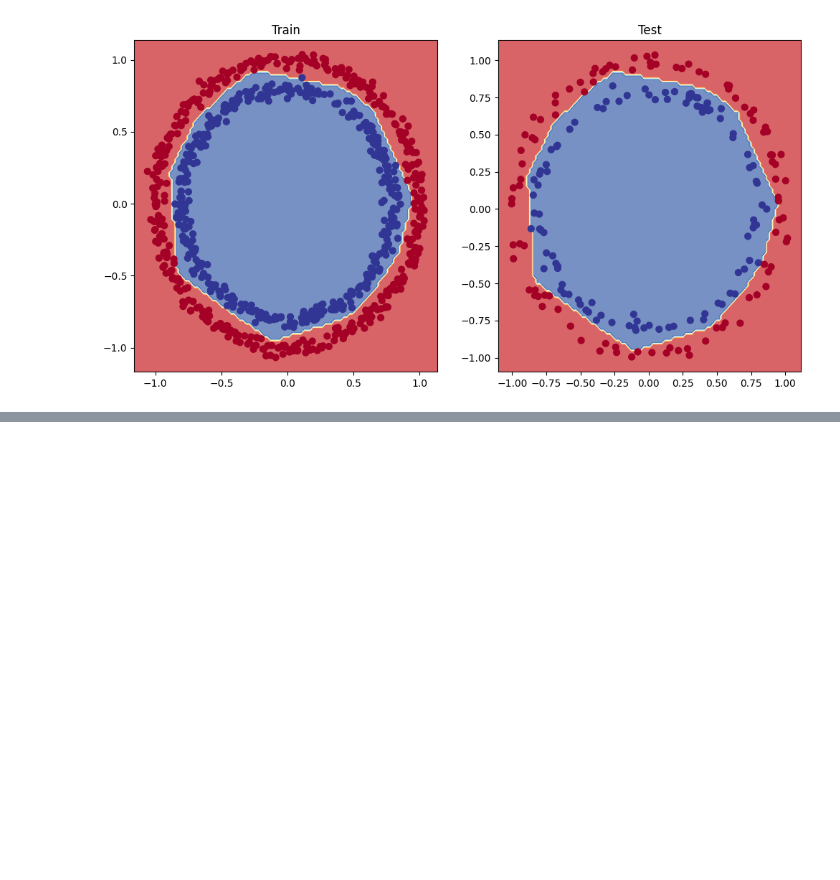
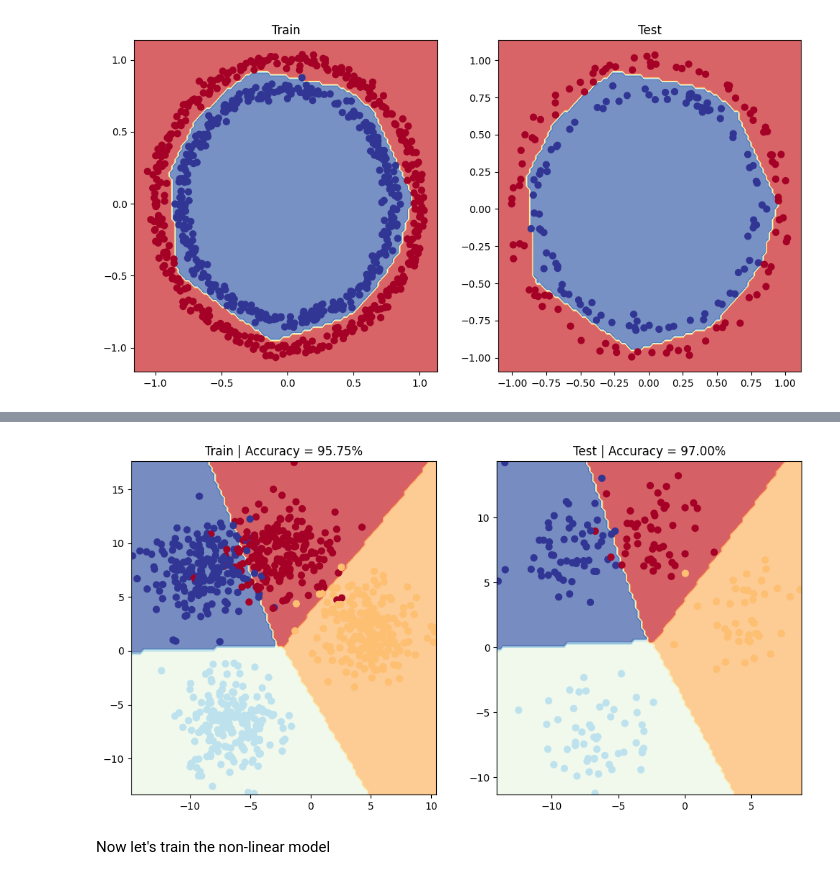
Before and after one commit to Maniacravi/pytorch-deep-learning, a Jupyter notebook: 02_pytorch_classification_mani.ipynb, the cells around one changed output, grey strips where cells are left out. Drawn from its saved outputs; the diff is of its cells as text; code cells hidden in the pictures; blank space fills up the shorter version.

```diff
--- a/02_pytorch_classification_mani.ipynb
+++ b/02_pytorch_classification_mani.ipynb
@@ -976,0 +1071,5 @@ plt.show()
+# %%
+# choose a loss and optimizer
+loss_fn = nn.CrossEntropyLoss()
+optimizer_linear = torch.optim.SGD(model_blob_linear.parameters(), lr=0.1)
+optimizer_nonlinear = torch.optim.SGD(model_blob_nonlinear.parameters(), lr=0.1)
@@ -976,0 +1167,20 @@ plt.show()
+# %%
+# Make predictions
+model_blob_linear.eval()
+with torch.inference_mode():
+    y_logits = model_blob_linear(X_blob_test).squeeze()
+    y_pred = torch.softmax(y_logits, dim=1).argmax(dim=1)
+
+# PLot decision boundary
+plt.figure(figsize=(12, 6))
+plt.subplot(1, 2, 1)
+plt.title(f"Train | Accuracy = {acc:0.2f}%")
+plot_decision_boundary(model_blob_linear, X_blob_train, y_blob_train)
+plt.subplot(1, 2, 2)
+plt.title(f"Test | Accuracy = {test_acc:0.2f}%")
+plot_decision_boundary(model_blob_linear, X_blob_test, y_blob_test)
+plt.show()
+# %% [output]
+[figure, added]
+# %% [markdown]
+Now let's train the non-linear model
```
Also changed, not shown: parts of 14 cells of this notebook.
